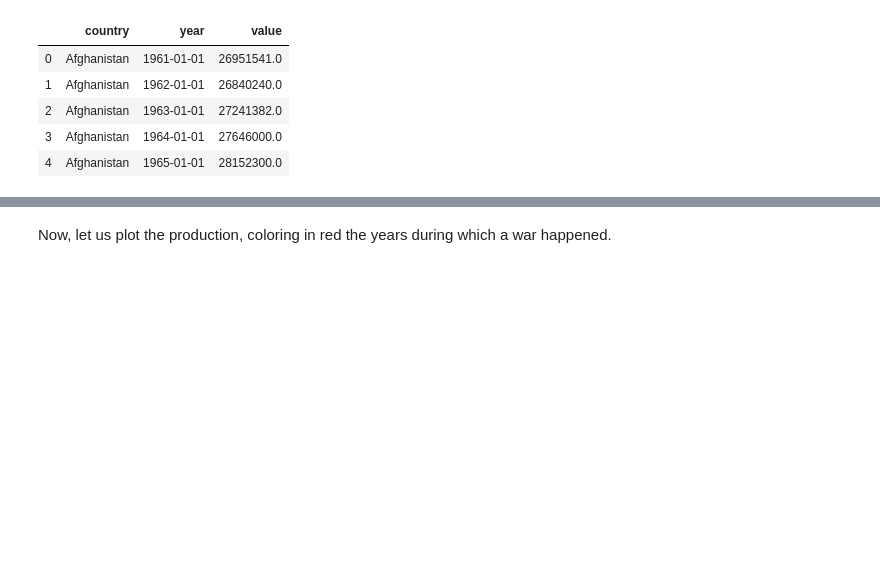
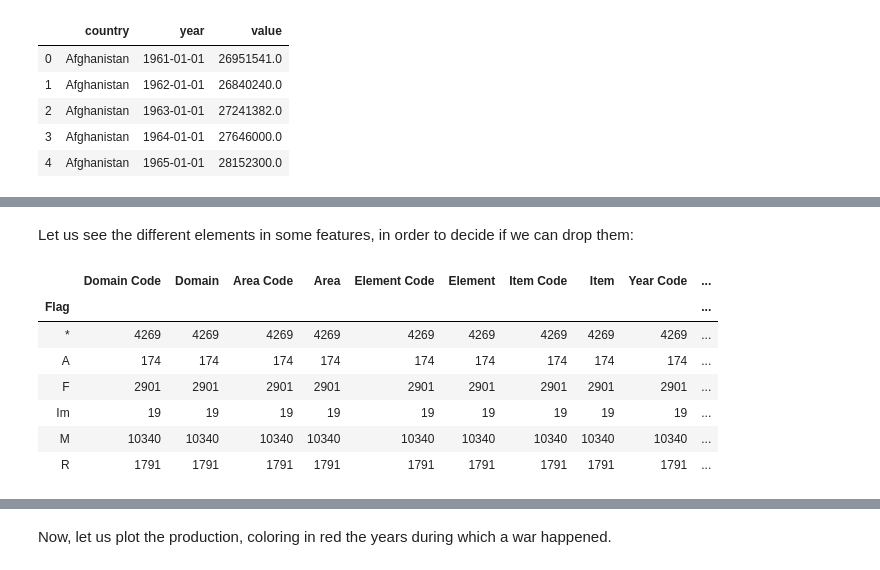
Before and after one commit to pull-fiction/make-crops-not-war, a Jupyter notebook: notebooks/general_trend.ipynb, the cells around one changed output, grey strips where cells are left out. Cells and saved outputs as stored; diff of their text form; code cells hidden in the pictures; blank space fills up the shorter version.

```diff
--- a/notebooks/general_trend.ipynb
+++ b/notebooks/general_trend.ipynb
@@ -453,0 +472,13 @@ animals_per_year_per_country.head()
+# %% [markdown]
+Let us see the different elements in some features, in order to decide if we can drop them:
+# %%
+raw_impexp_df.groupby('Flag').count()
+# %% [output]
+|  | Domain Code | Domain | Area Code | Area | Element Code | Element | Item Code | Item | Year Code | ... |
+| Flag |  |  |  |  |  |  |  |  |  | ... |
+| * | 4269 | 4269 | 4269 | 4269 | 4269 | 4269 | 4269 | 4269 | 4269 | ... |
+| A | 174 | 174 | 174 | 174 | 174 | 174 | 174 | 174 | 174 | ... |
+| F | 2901 | 2901 | 2901 | 2901 | 2901 | 2901 | 2901 | 2901 | 2901 | ... |
+| Im | 19 | 19 | 19 | 19 | 19 | 19 | 19 | 19 | 19 | ... |
+| M | 10340 | 10340 | 10340 | 10340 | 10340 | 10340 | 10340 | 10340 | 10340 | ... |
+| R | 1791 | 1791 | 1791 | 1791 | 1791 | 1791 | 1791 | 1791 | 1791 | ... |
```
Also changed, not shown: parts of 10 cells of this notebook, 1 other file.
